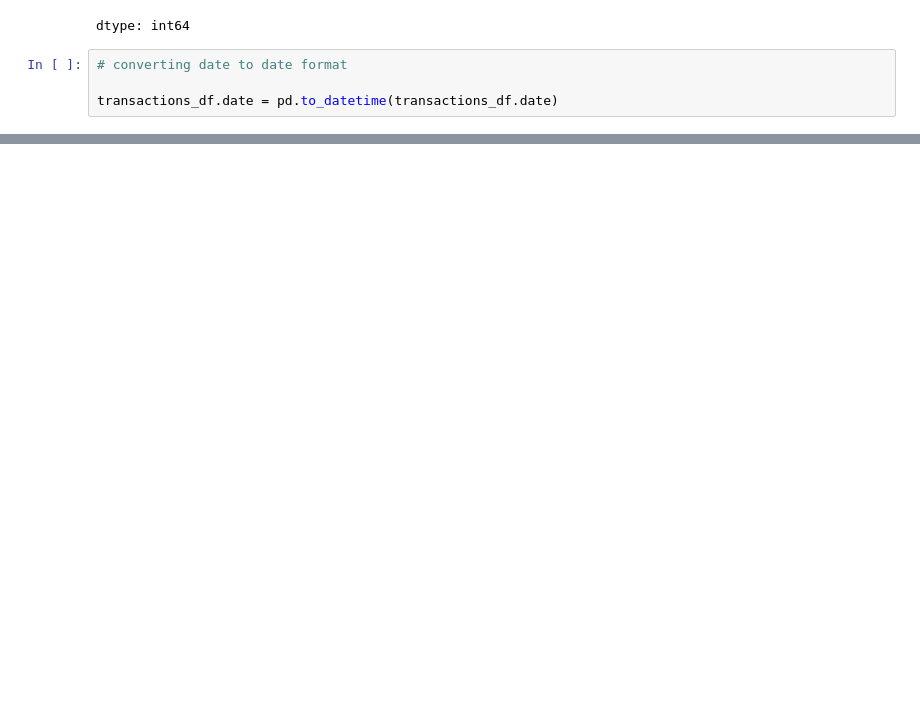
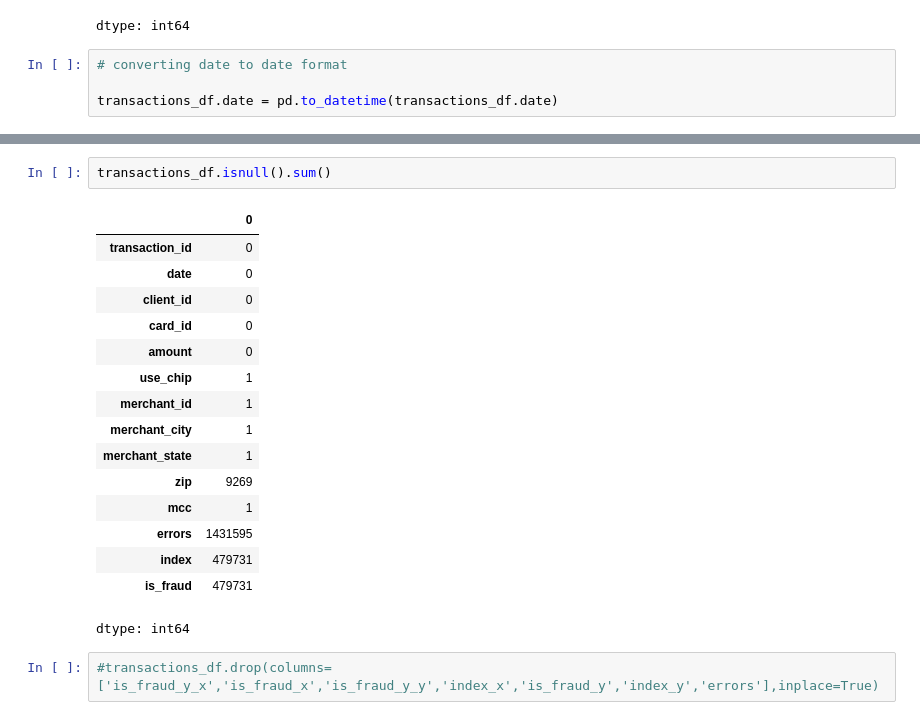
Before and after one commit to vishnupancharatnala/Rebit, a Jupyter notebook: EDA.ipynb, the cells around one changed output, grey strips where cells are left out. Saved outputs shown, nothing was run; the diff lists cells and outputs as text; blank space fills up the shorter version.

```diff
--- a/EDA.ipynb
+++ b/EDA.ipynb
@@ -208,0 +347,21 @@ dtype: int64
+# %%
+transactions_df.isnull().sum()
+# %% [output]
+|  | 0 |
+| transaction_id | 0 |
+| date | 0 |
+| client_id | 0 |
+| card_id | 0 |
+| amount | 0 |
+| use_chip | 1 |
+| merchant_id | 1 |
+| merchant_city | 1 |
+| merchant_state | 1 |
+| zip | 9269 |
+| mcc | 1 |
+| errors | 1431595 |
+| index | 479731 |
+| is_fraud | 479731 |
+dtype: int64
+# %%
+#transactions_df.drop(columns=['is_fraud_y_x','is_fraud_x','is_fraud_y_y','index_x','is_fraud_y','index_y','errors'],inplace=True)
```
Also changed, not shown: parts of 26 cells of this notebook.
